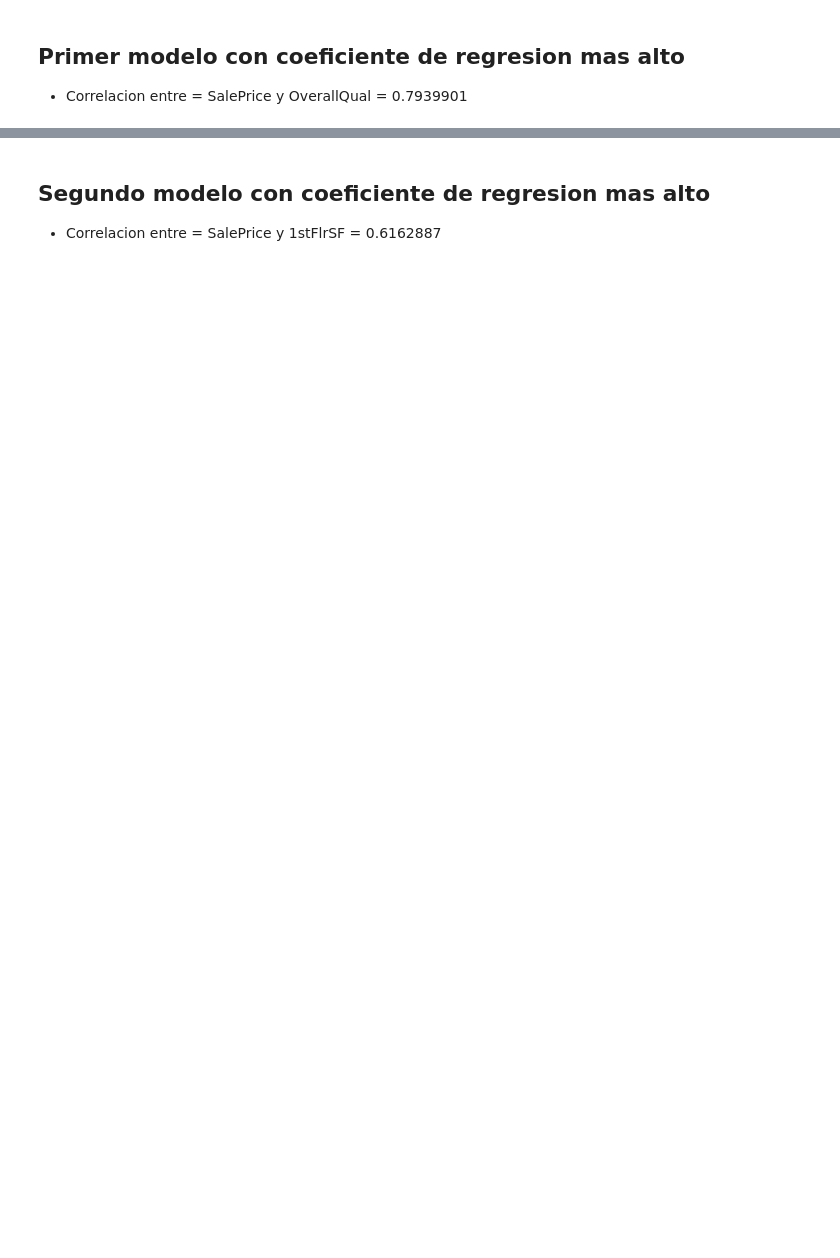
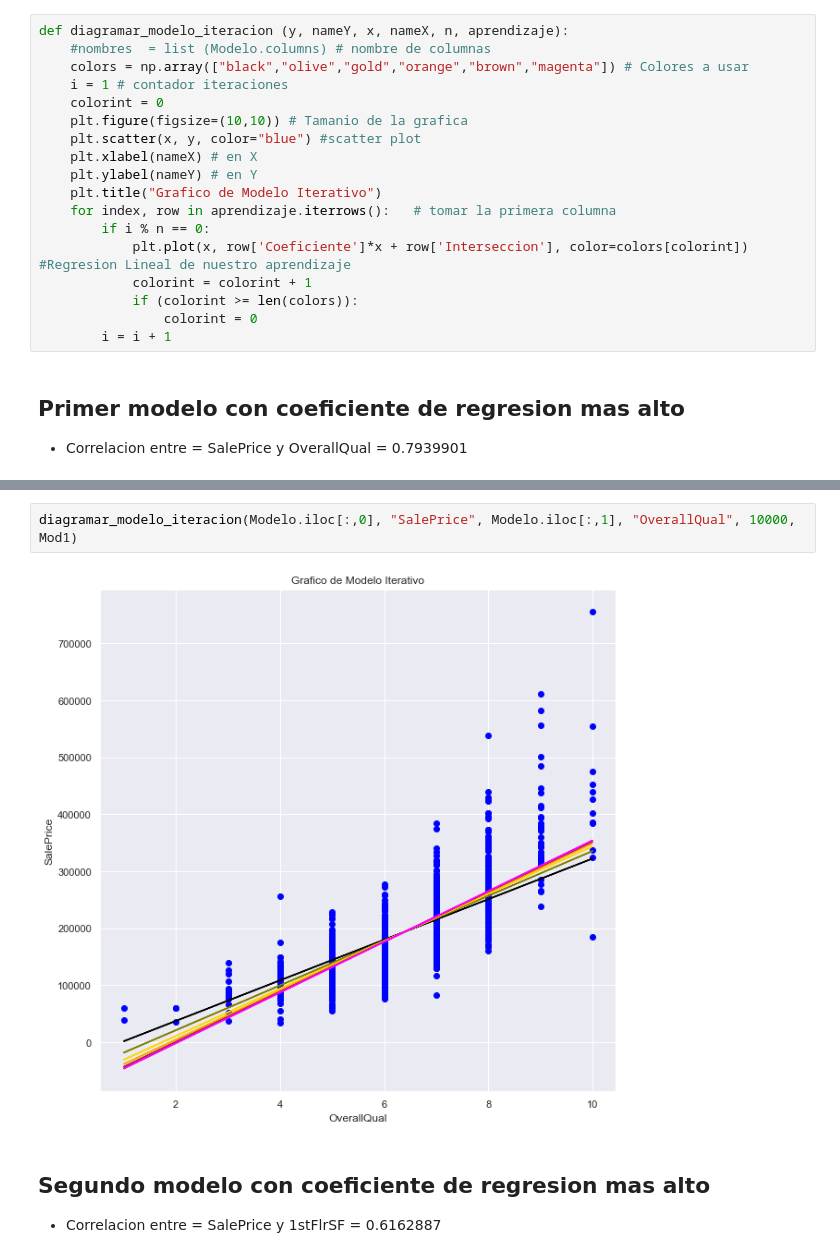
Before and after one commit to RainieroPV/Ciencia-de-Datos-en-Python, a Jupyter notebook: Proyecto_Final.ipynb, the cells around one changed output, grey strips where cells are left out. Saved outputs shown, nothing was run; the diff lists cells and outputs as text; blank space fills up the shorter version.

```diff
--- a/Proyecto_Final.ipynb
+++ b/Proyecto_Final.ipynb
@@ -195,3 +178,21 @@ def diagramar_n_parametros (parameters, n, variable):
+# %%
+def diagramar_modelo_iteracion (y, nameY, x, nameX, n, aprendizaje):
+    #nombres  = list (Modelo.columns) # nombre de columnas
+    colors = np.array(["black","olive","gold","orange","brown","magenta"]) # Colores a usar
+    i = 1 # contador iteraciones
+    colorint = 0
+    plt.figure(figsize=(10,10)) # Tamanio de la grafica
+    plt.scatter(x, y, color="blue") #scatter plot
+    plt.xlabel(nameX) # en X
+    plt.ylabel(nameY) # en Y
+    plt.title("Grafico de Modelo Iterativo")
+    for index, row in aprendizaje.iterrows():   # tomar la primera columna
+        if i % n == 0:
+            plt.plot(x, row['Coeficiente']*x + row['Interseccion'], color=colors[colorint]) #Regresion Lineal de nuestro aprendizaje
+            colorint = colorint + 1
+            if (colorint >= len(colors)):
+                colorint = 0
+        i = i + 1
 # %% [markdown]
 ## Primer modelo con coeficiente de regresion mas alto
 
@@ -233,3 +234,7 @@ Grafica de Error:
+# %%
+diagramar_modelo_iteracion(Modelo.iloc[:,0], "SalePrice", Modelo.iloc[:,1], "OverallQual", 10000, Mod1)
+# %% [output]
+[figure, added]
 # %% [markdown]
 ## Segundo modelo con coeficiente de regresion mas alto
 
```
Also changed, not shown: parts of 6 cells of this notebook.
